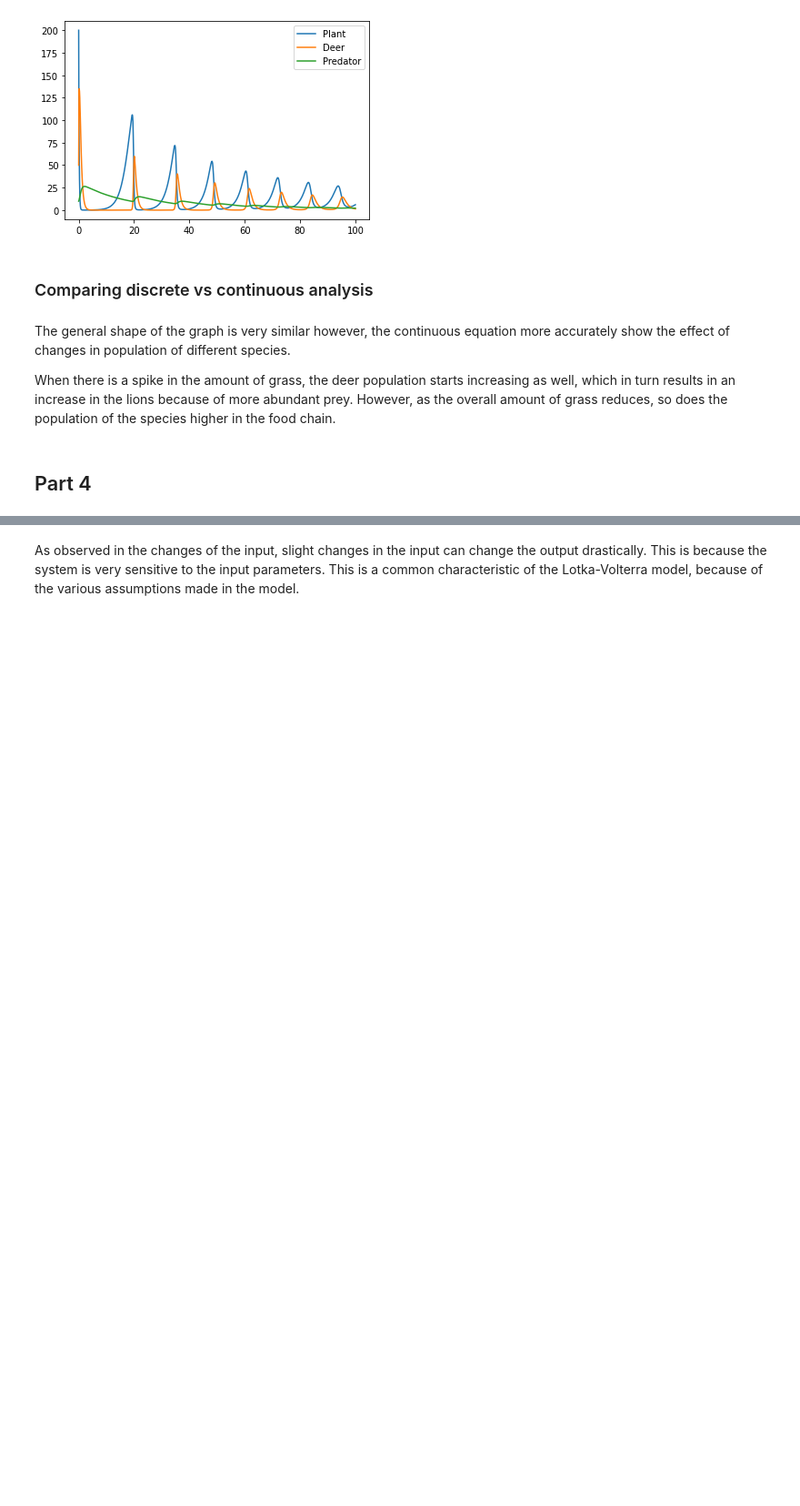
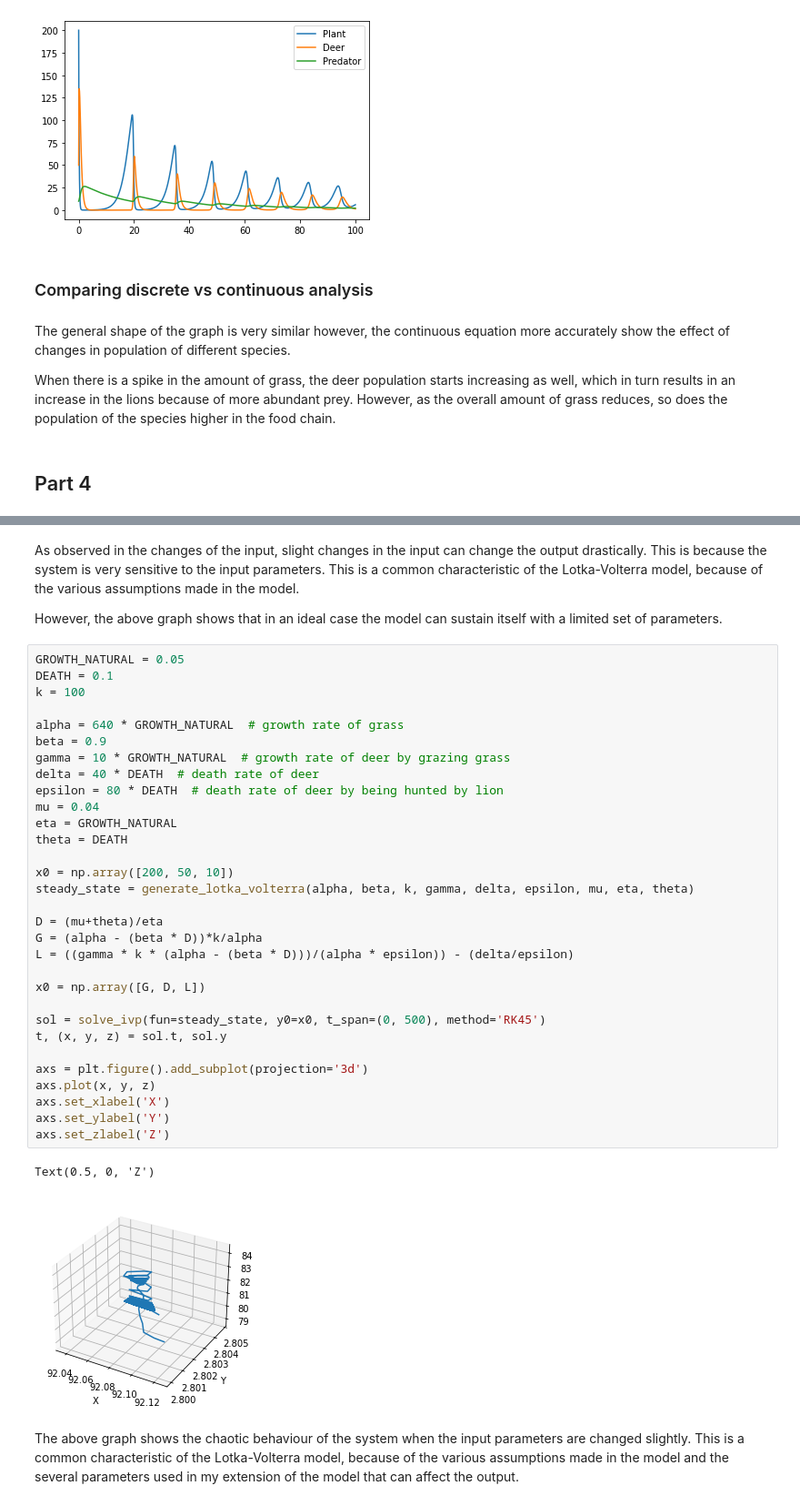
Before and after one commit to Rishi-Bidani/FIT3139, a Jupyter notebook: assignment2/assignment.ipynb, the cells around one changed output, grey strips where cells are left out. Shown at 91% size. Drawn from its saved outputs; the diff is of its cells as text; blank space fills up the shorter version.

```diff
--- a/assignment2/assignment.ipynb
+++ b/assignment2/assignment.ipynb
@@ -481,3 +378,41 @@ plt.legend()
 [figure]
 # %% [markdown]
 As observed in the changes of the input, slight changes in the input can change the output drastically. This is because the system is very sensitive to the input parameters. This is a common characteristic of the Lotka-Volterra model, because of the various assumptions made in the model.
+
+However, the above graph shows that in an ideal case the model can sustain itself with a limited set of parameters.
+# %%
+GROWTH_NATURAL = 0.05
+DEATH = 0.1
+k = 100
+
+alpha = 640 * GROWTH_NATURAL  # growth rate of grass
+beta = 0.9
+gamma = 10 * GROWTH_NATURAL  # growth rate of deer by grazing grass
+delta = 40 * DEATH  # death rate of deer
+epsilon = 80 * DEATH  # death rate of deer by being hunted by lion
+mu = 0.04
+eta = GROWTH_NATURAL
+theta = DEATH
+
+x0 = np.array([200, 50, 10])
+steady_state = generate_lotka_volterra(alpha, beta, k, gamma, delta, epsilon, mu, eta, theta)
+
+D = (mu+theta)/eta
+G = (alpha - (beta * D))*k/alpha
+L = ((gamma * k * (alpha - (beta * D)))/(alpha * epsilon)) - (delta/epsilon)
+
+x0 = np.array([G, D, L])
+
+sol = solve_ivp(fun=steady_state, y0=x0, t_span=(0, 500), method='RK45')
+t, (x, y, z) = sol.t, sol.y
+
+axs = plt.figure().add_subplot(projection='3d')
+axs.plot(x, y, z)
+axs.set_xlabel('X')
+axs.set_ylabel('Y')
+axs.set_zlabel('Z')
+# %% [output]
+Text(0.5, 0, 'Z')
+[figure, added]
+# %% [markdown]
+The above graph shows the chaotic behaviour of the system when the input parameters are changed slightly. This is a common characteristic of the Lotka-Volterra model, because of the various assumptions made in the model and the several parameters used in my extension of the model that can affect the output.
```
Also changed, not shown: parts of 11 cells of this notebook.
